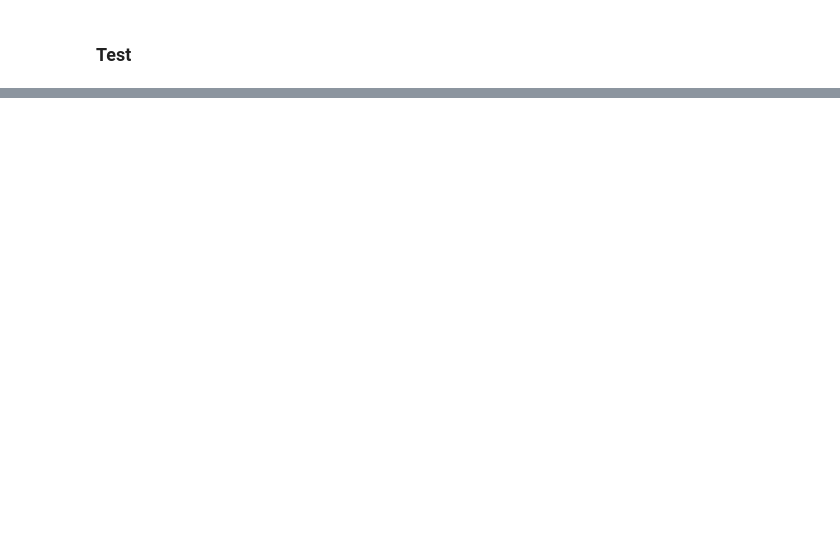
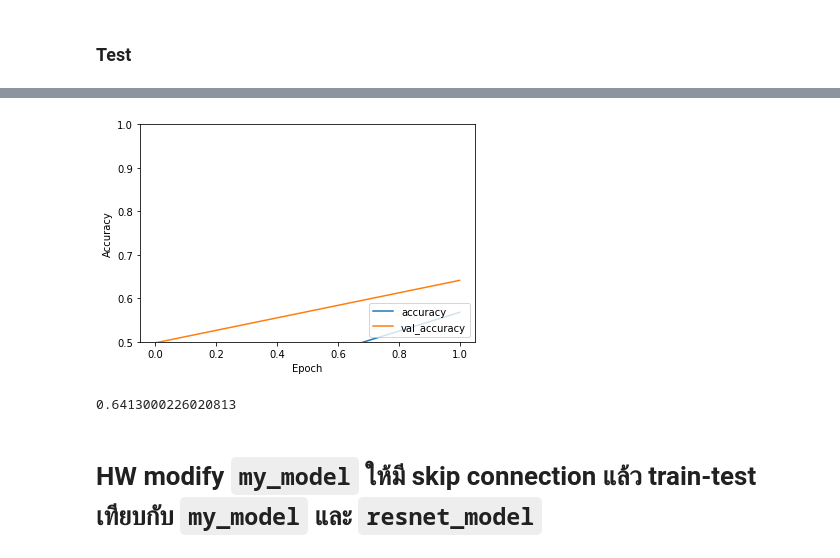
Before and after one commit to PondKann/AIprototype2022, a Jupyter notebook: Tensorflow_(Network).ipynb, the cells around one changed output, grey strips where cells are left out. Saved outputs shown, nothing was run; the diff lists cells and outputs as text; code cells hidden in the pictures; blank space fills up the shorter version.

Commit message:
HW skip connection

```diff
--- a/Tensorflow_(Network).ipynb
+++ b/Tensorflow_(Network).ipynb
@@ -307,0 +395,29 @@ test_loss, test_acc = model.evaluate(test_images,  test_labels, verbose=2)
+# %%
+inputs = keras.Input(shape=(32, 32, 3), name="img")
+x = layers.Conv2D(32, 3, activation="relu")(inputs)
+x = layers.Conv2D(64, 3, activation="relu")(x)
+block_1_output = layers.MaxPooling2D(3)(x)
+
+x = layers.Conv2D(64, 3, activation="relu", padding="same")(block_1_output)
+x = layers.Conv2D(64, 3, activation="relu", padding="same")(x)
+block_2_output = layers.add([x, block_1_output])
+
+x = layers.Conv2D(64, 3, activation="relu", padding="same")(block_2_output)
+x = layers.Conv2D(64, 3, activation="relu", padding="same")(x)
+block_3_output = layers.add([x, block_2_output])
+
+x = layers.Conv2D(64, 3, activation="relu")(block_3_output)
+x = layers.GlobalAveragePooling2D()(x)
+x = layers.Dense(256, activation="relu")(x)
+x = layers.Dropout(0.5)(x)
+outputs = layers.Dense(10)(x)
+
+resnet_model = keras.Model(inputs, outputs, name="toy_resnet")
+resnet_model.summary()
+# %%
+resnet_model.compile(optimizer='adam',
+              loss=tf.keras.losses.SparseCategoricalCrossentropy(from_logits=True),
+              metrics=['accuracy'])
+# %%
+history2 = resnet_model.fit(train_images, train_labels, epochs=2,
+                    validation_data=(test_images, test_labels))
@@ -307,0 +429,10 @@ test_loss, test_acc = model.evaluate(test_images,  test_labels, verbose=2)
+# %%
+plt.plot(history2.history['accuracy'], label='accuracy')
+plt.plot(history2.history['val_accuracy'], label = 'val_accuracy')
+plt.xlabel('Epoch')
+plt.ylabel('Accuracy')
+plt.ylim([0.5, 1])
+plt.legend(loc='lower right')
+
+test_loss, test_acc = resnet_model.evaluate(test_images,  test_labels, verbose=2)
+# %% [output]
@@ -307,0 +440,7 @@ test_loss, test_acc = model.evaluate(test_images,  test_labels, verbose=2)
+[figure, added]
+# %%
+print(test_acc)
+# %% [output]
+0.6413000226020813
+# %% [markdown]
+# HW modify `my_model` ให้มี skip connection แล้ว train-test เทียบกับ `my_model` และ `resnet_model`
```
Also changed, not shown: parts of 27 cells of this notebook.
